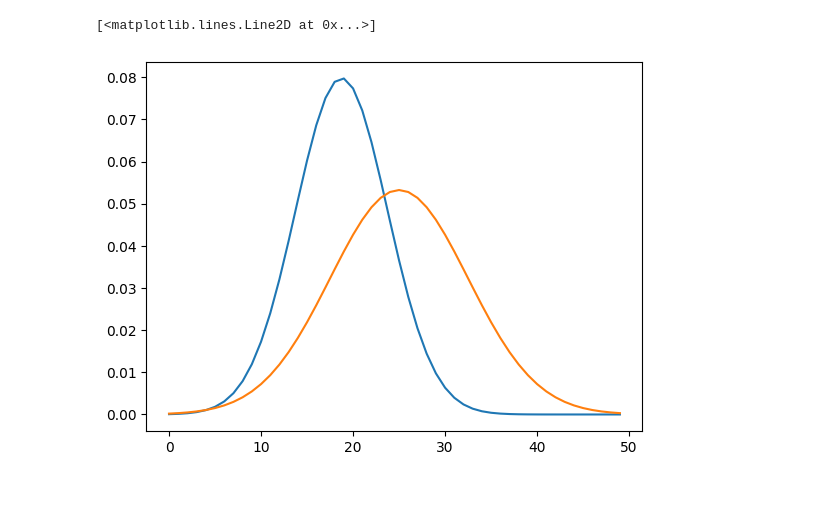
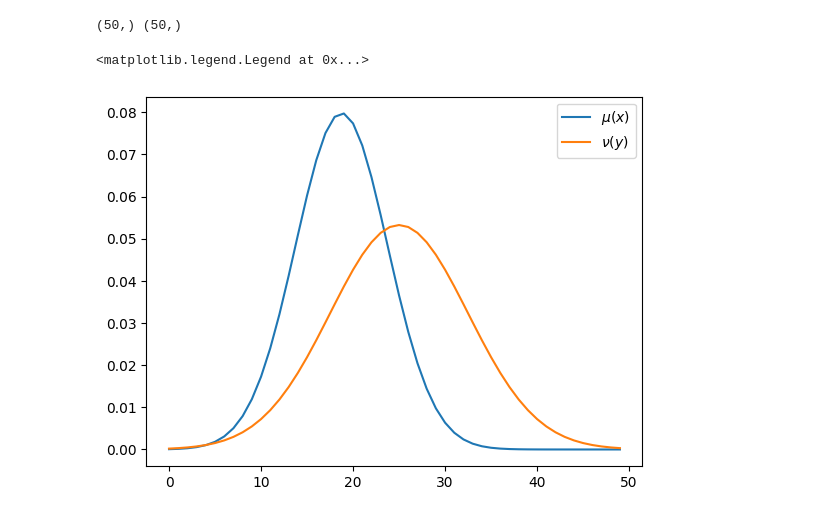
Before and after one commit to Langbridge/constrained-ot, a Jupyter notebook: first-paper/applications_script.ipynb, the cells around one changed output. Saved outputs shown, nothing was run; the diff lists cells and outputs as text; code cells hidden in the pictures.

```diff
--- a/first-paper/applications_script.ipynb
+++ b/first-paper/applications_script.ipynb
@@ -44,14 +44,20 @@ mu_0 = mu.copy()
 nu = norm.pdf(b, loc=num_b/2, scale=7.5) #np.random.random(b.shape[0])
 nu /= np.sum(nu)
 nu_0 = nu.copy()
+# %%
+print(mu.shape, nu.shape)
+# %% [output]
+(50,) (50,)
 # %%
 fig, ax = plt.subplots()
 
-ax.plot(a, mu, label='mu(x)', c='tab:blue')
-ax.plot(b, nu, label='nu(y)', c='tab:orange')
+ax.plot(a, mu_0, label=r'$\mu(x)$', c='tab:blue')
+ax.plot(b, nu_0, label=r'$\nu(y)$', c='tab:orange')
+
+ax.legend()
 # %% [output]
-[<matplotlib.lines.Line2D at 0x...>]
+<matplotlib.legend.Legend at 0x...>
-[figure, old version]
+[figure, new version]
 # %%
 # cost fn
 C = SqEuclidean().all_pairs(a.reshape(-1,1), b.reshape(-1,1))
```
Also changed, not shown: parts of 17 cells of this notebook, 3 other files.
